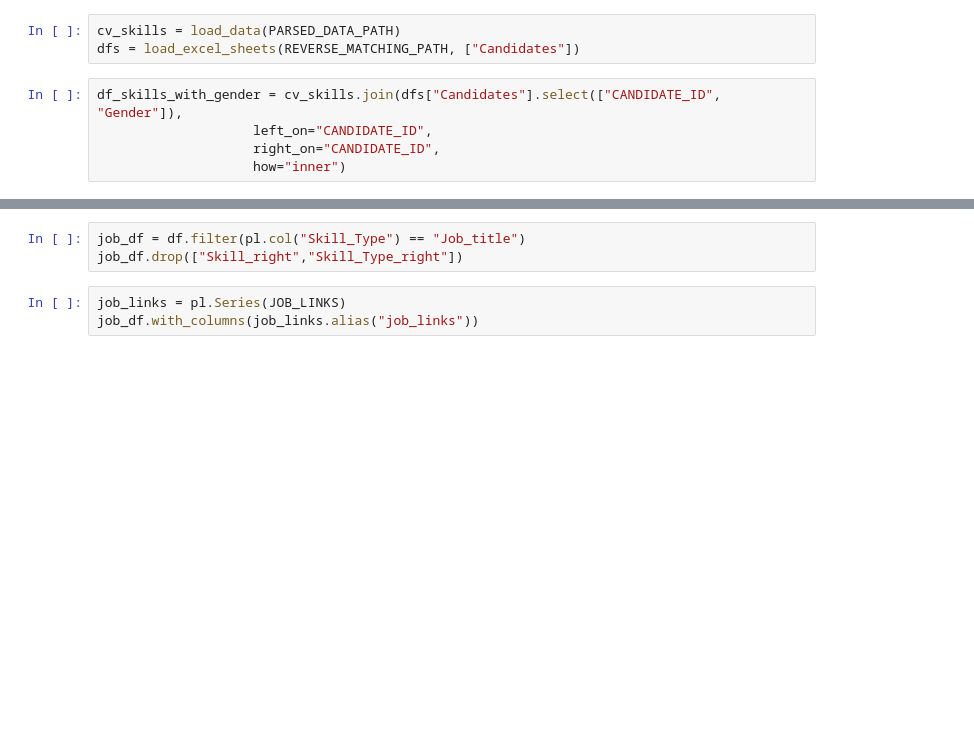
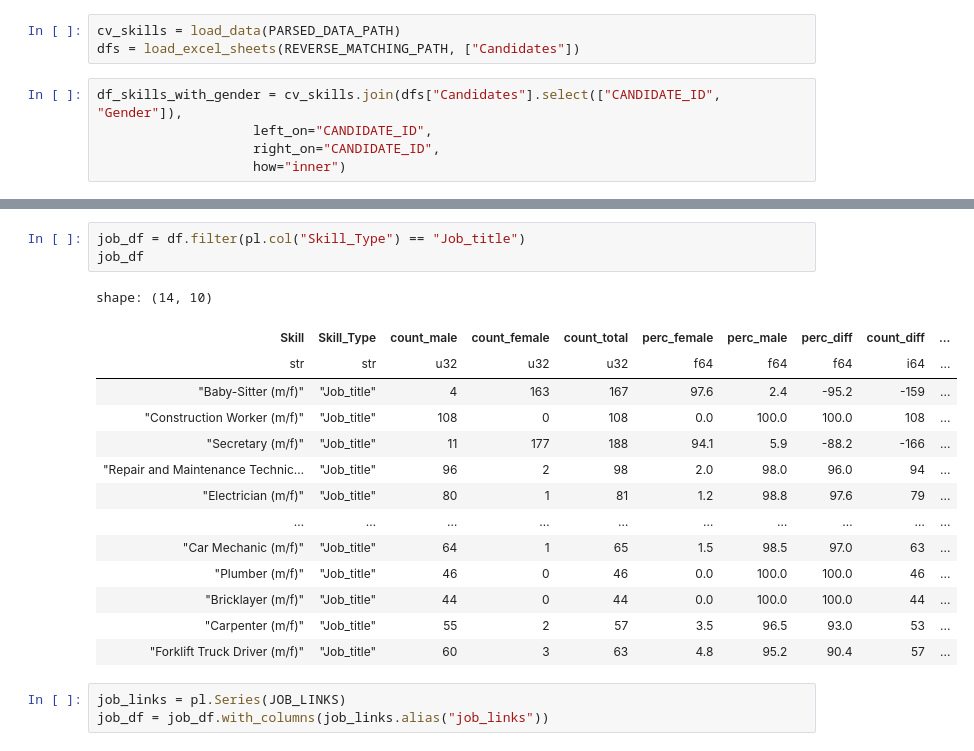
Before and after one commit to francescobaio/hiring_cv_bias, a Jupyter notebook: gender_analysis.ipynb, the cells around one changed output, grey strips where cells are left out. Drawn from its saved outputs; the diff is of its cells as text; blank space fills up the shorter version.

```diff
--- a/gender_analysis.ipynb
+++ b/gender_analysis.ipynb
@@ -56,6 +168,21 @@ df
 # %%
 job_df = df.filter(pl.col("Skill_Type") == "Job_title")
-job_df.drop(["Skill_right","Skill_Type_right"])
+job_df
+# %% [output]
+shape: (14, 10)
+| Skill | Skill_Type | count_male | count_female | count_total | perc_female | perc_male | perc_diff | count_diff | ... |
+| str | str | u32 | u32 | u32 | f64 | f64 | f64 | i64 | ... |
+| "Baby-Sitter (m/f)" | "Job_title" | 4 | 163 | 167 | 97.6 | 2.4 | -95.2 | -159 | ... |
+| "Construction Worker (m/f)" | "Job_title" | 108 | 0 | 108 | 0.0 | 100.0 | 100.0 | 108 | ... |
+| "Secretary (m/f)" | "Job_title" | 11 | 177 | 188 | 94.1 | 5.9 | -88.2 | -166 | ... |
+| "Repair and Maintenance Technic… | "Job_title" | 96 | 2 | 98 | 2.0 | 98.0 | 96.0 | 94 | ... |
+| "Electrician (m/f)" | "Job_title" | 80 | 1 | 81 | 1.2 | 98.8 | 97.6 | 79 | ... |
+| … | … | … | … | … | … | … | … | … | ... |
+| "Car Mechanic (m/f)" | "Job_title" | 64 | 1 | 65 | 1.5 | 98.5 | 97.0 | 63 | ... |
+| "Plumber (m/f)" | "Job_title" | 46 | 0 | 46 | 0.0 | 100.0 | 100.0 | 46 | ... |
+| "Bricklayer (m/f)" | "Job_title" | 44 | 0 | 44 | 0.0 | 100.0 | 100.0 | 44 | ... |
+| "Carpenter (m/f)" | "Job_title" | 55 | 2 | 57 | 3.5 | 96.5 | 93.0 | 53 | ... |
+| "Forklift Truck Driver (m/f)" | "Job_title" | 60 | 3 | 63 | 4.8 | 95.2 | 90.4 | 57 | ... |
 # %%
 job_links = pl.Series(JOB_LINKS)
-job_df.with_columns(job_links.alias("job_links"))
+job_df = job_df.with_columns(job_links.alias("job_links"))
```
Also changed, not shown: parts of 14 cells of this notebook, 2 other files.
